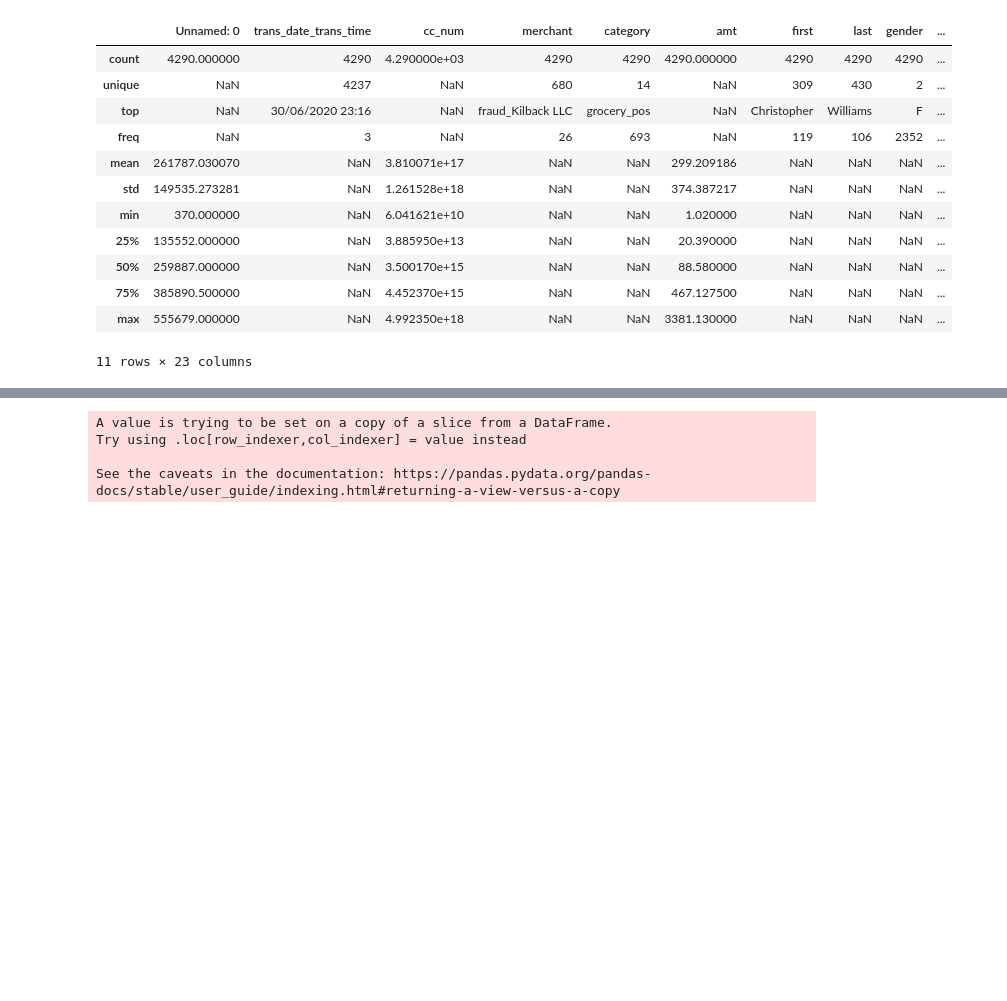
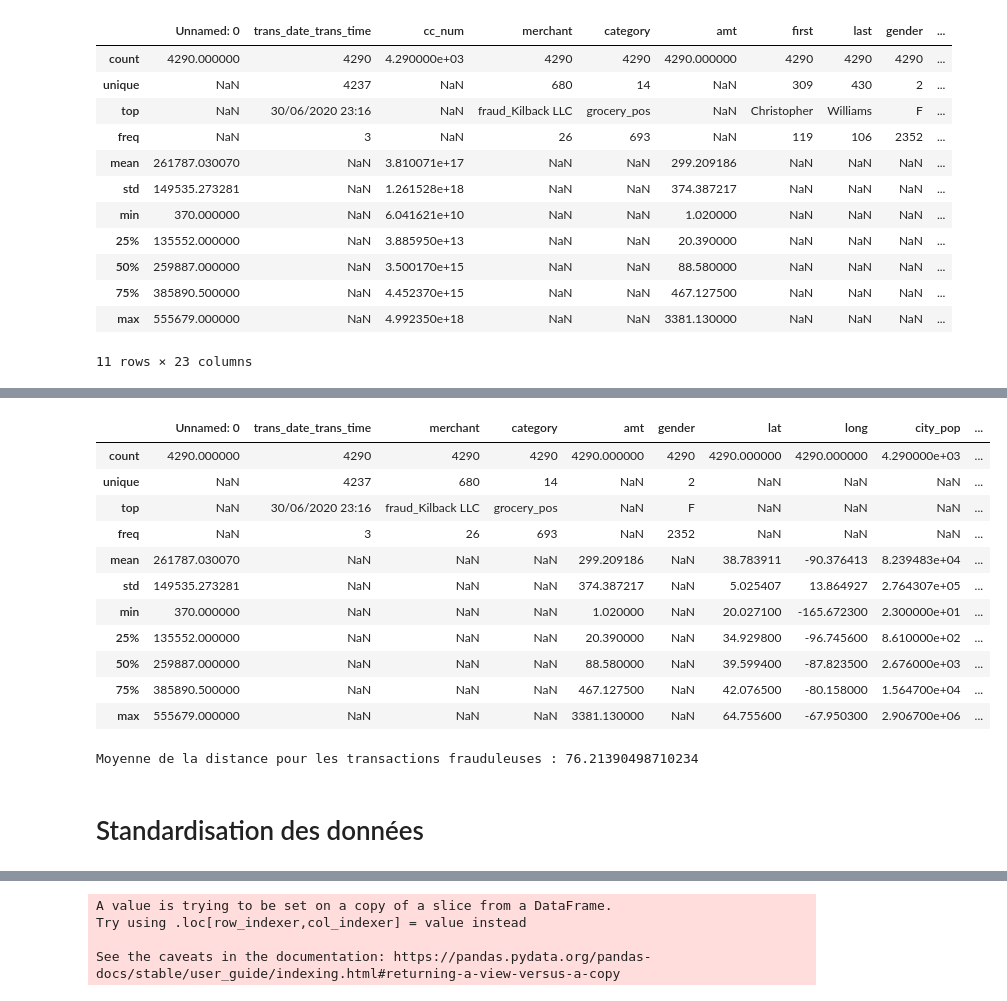
Before and after one commit to PierreSchickele/CC_Fraud_Prediction_ProjetFinal, a Jupyter notebook: clustering_Clément.ipynb, the cells around one changed output, grey strips where cells are left out. Cells and saved outputs as stored; diff of their text form; code cells hidden in the pictures; blank space fills up the shorter version.

```diff
--- a/clustering_Clément.ipynb
+++ b/clustering_Clément.ipynb
@@ -4,5 +11,5 @@ import numpy as np
 # %%
-df = pd.read_csv("fraud test.csv")
-df.head(-5)
+df = pd.read_csv("src/fraud test.csv")
+df.describe(include="all")
 # %% [output]
 |  | Unnamed: 0 | trans_date_trans_time | cc_num | merchant | category | amt | first | last | gender | ... |
@@ -114,0 +65,30 @@ data_geo = clean_data[["lat", "long", "is_fraud"]]
+# %%
+# Définition de la fonction de calcul de la distance
+def haversine_distance(lat1, lon1, lat2, lon2):
+    R = 6371.0  # Rayon de la Terre en kilomètres
+
+    # Convertir les latitudes et longitudes en radians
+    lat1 = radians(lat1)
+    lon1 = radians(lon1)
+    lat2 = radians(lat2)
+    lon2 = radians(lon2)
+
+    # Différences de latitude et longitude
+    dlat = lat2 - lat1
+    dlon = lon2 - lon1
+
+    # Formule haversine
+    a = sin(dlat / 2)**2 + cos(lat1) * cos(lat2) * sin(dlon / 2)**2
+    c = 2 * atan2(sqrt(a), sqrt(1 - a))
+
+    # Distance en kilomètres
+    distance = R * c
+
+    return distance
+    # Assurez-vous que cette fonction est correctement indentée ici
+
+# Calcul de la distance pour chaque ligne du DataFrame
+clean_data['distance'] = clean_data.apply(lambda row: haversine_distance(row['lat'], row['long'], row['merch_lat'], row['merch_long']), axis=1)
+
+# Affichage des premières lignes du DataFrame avec la nouvelle colonne
+print(clean_data.head())
@@ -114,0 +113,21 @@ data_geo = clean_data[["lat", "long", "is_fraud"]]
+# %%
+clean_data.describe(include="all")
+# %% [output]
+|  | Unnamed: 0 | trans_date_trans_time | merchant | category | amt | gender | lat | long | city_pop | ... |
+| count | 4290.000000 | 4290 | 4290 | 4290 | 4290.000000 | 4290 | 4290.000000 | 4290.000000 | 4.290000e+03 | ... |
+| unique | NaN | 4237 | 680 | 14 | NaN | 2 | NaN | NaN | NaN | ... |
+| top | NaN | 30/06/2020 23:16 | fraud_Kilback LLC | grocery_pos | NaN | F | NaN | NaN | NaN | ... |
+| freq | NaN | 3 | 26 | 693 | NaN | 2352 | NaN | NaN | NaN | ... |
+| mean | 261787.030070 | NaN | NaN | NaN | 299.209186 | NaN | 38.783911 | -90.376413 | 8.239483e+04 | ... |
+| std | 149535.273281 | NaN | NaN | NaN | 374.387217 | NaN | 5.025407 | 13.864927 | 2.764307e+05 | ... |
+| min | 370.000000 | NaN | NaN | NaN | 1.020000 | NaN | 20.027100 | -165.672300 | 2.300000e+01 | ... |
+| 25% | 135552.000000 | NaN | NaN | NaN | 20.390000 | NaN | 34.929800 | -96.745600 | 8.610000e+02 | ... |
+| 50% | 259887.000000 | NaN | NaN | NaN | 88.580000 | NaN | 39.599400 | -87.823500 | 2.676000e+03 | ... |
+| 75% | 385890.500000 | NaN | NaN | NaN | 467.127500 | NaN | 42.076500 | -80.158000 | 1.564700e+04 | ... |
+| max | 555679.000000 | NaN | NaN | NaN | 3381.130000 | NaN | 64.755600 | -67.950300 | 2.906700e+06 | ... |
+# %%
+mean_distance_fraudulent = clean_data.loc[clean_data["is_fraud"] == 1, "distance"].mean()
+
+print("Moyenne de la distance pour les transactions frauduleuses :", mean_distance_fraudulent)
+# %% [output]
+Moyenne de la distance pour les transactions frauduleuses : 76.21390498710234
@@ -122,4 +146,6 @@ fig = px.scatter_mapbox(
 )
 
 fig.show()
+# %% [markdown]
+# Standardisation des données
 # %%
```
Also changed, not shown: parts of 49 cells of this notebook.
